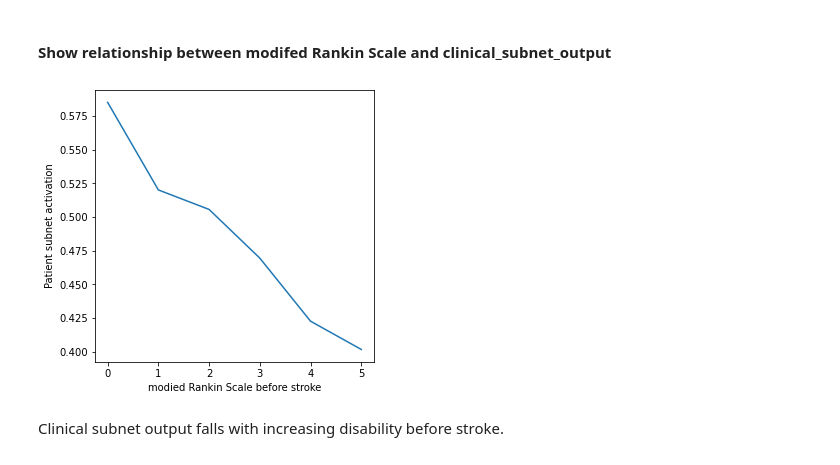
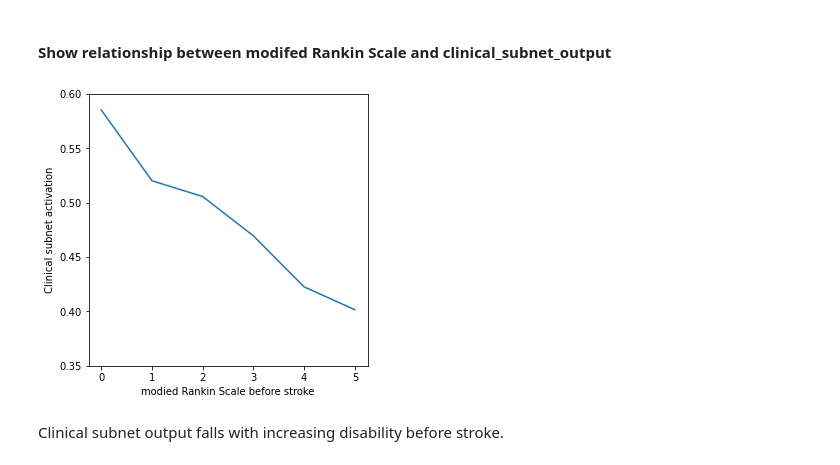
Before and after one commit to samuel-book/samuel-1, a Jupyter notebook: _sources/neural_net/004b_analyse_10k_1d_modular.ipynb, the cells around one changed output. Saved outputs shown, nothing was run; the diff lists cells and outputs as text; code cells hidden in the pictures.

```diff
--- a/_sources/neural_net/004b_analyse_10k_1d_modular.ipynb
+++ b/_sources/neural_net/004b_analyse_10k_1d_modular.ipynb
@@ -418,14 +418,15 @@ Clinical subnet output is low for patients with low or high NIHSS on arrival.
 # %%
 rankin = clinical_subnet_output.groupby('S2RankinBeforeStroke').mean()['patient_subnet_output']
 # Limit plot to NIHSS of 30 or less, as less than 20 in each group above this
 fig, ax = plt.subplots(figsize=(5,5))
 ax.plot(rankin.index, rankin.values)
 ax.set_xlabel('modied Rankin Scale before stroke')
-ax.set_ylabel('Patient subnet activation')
+ax.set_ylabel('Clinical subnet activation')
+ax.set_ylim(0.35,0.6)
 plt.savefig('./output/clinical_subnet_rankin.jpg', dpi=300)
 plt.show()
 # %% [output]
-[figure, old version]
+[figure, new version]
 # %% [markdown]
 Clinical subnet output falls with increasing disability before stroke.
 # %% [markdown]
```
Also changed, not shown: parts of 3 cells of this notebook, 20 other files.
